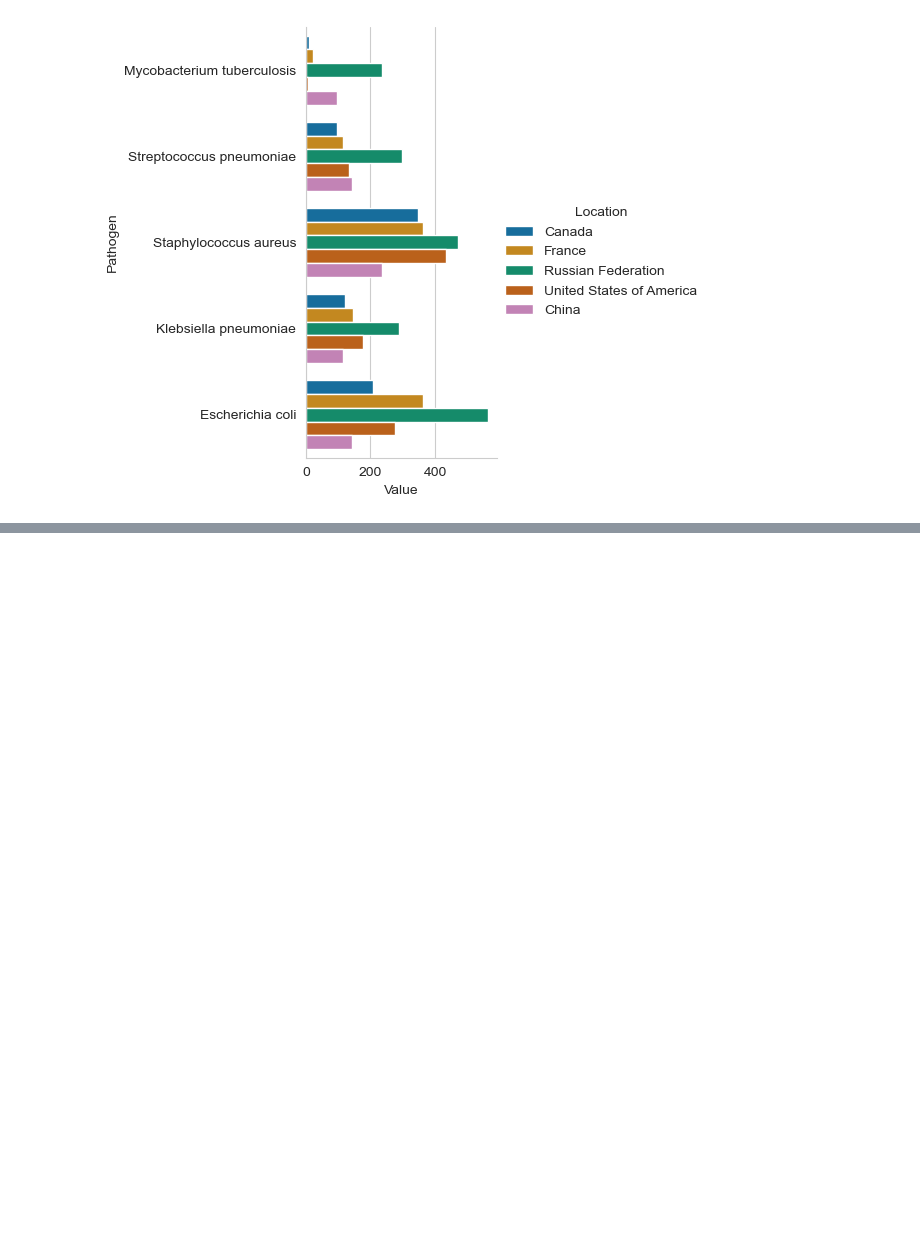
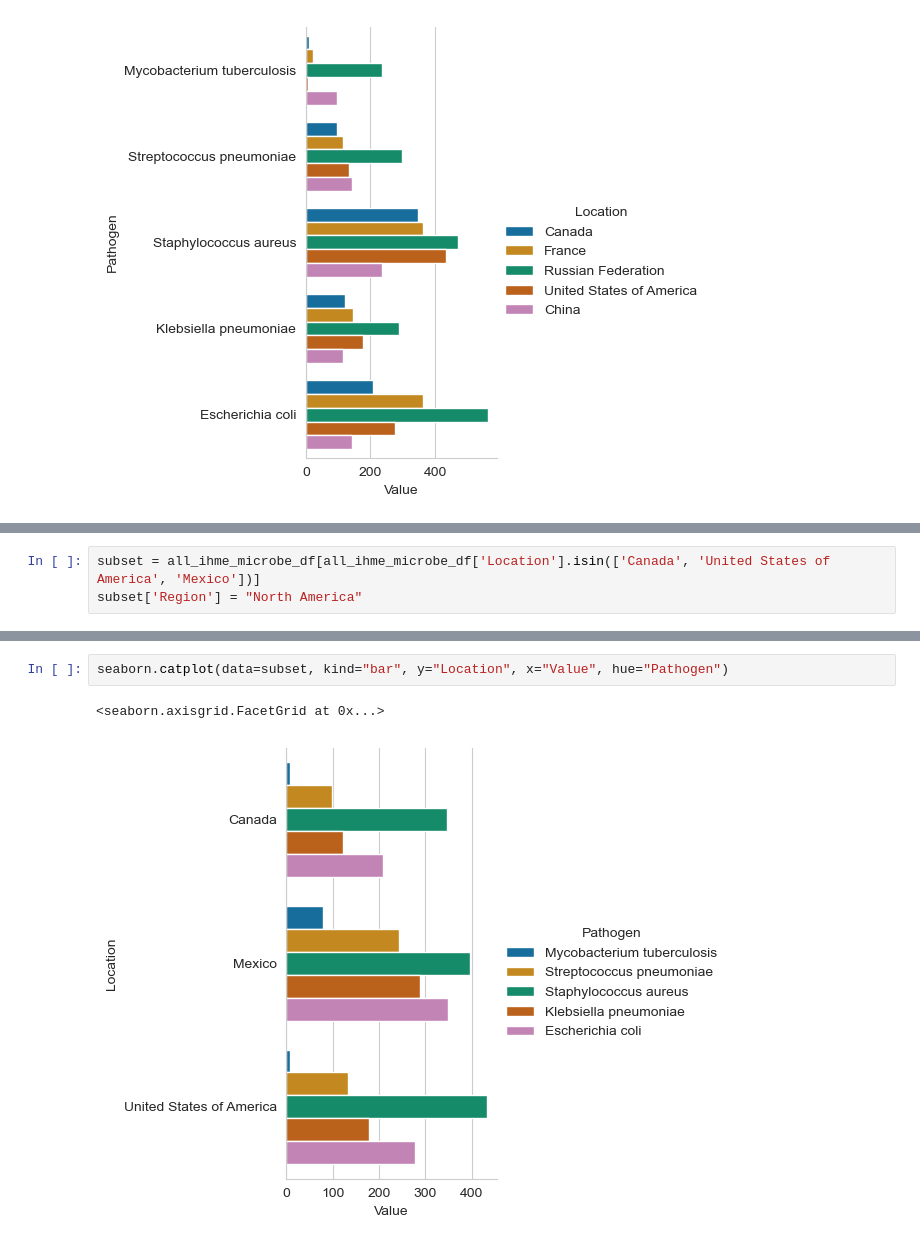
Before and after one commit to fmaguire/amr_metadata_project, a Jupyter notebook: analysis/0.burden_plot.ipynb, the cells around one changed output, grey strips where cells are left out. Drawn from its saved outputs; the diff is of its cells as text; blank space fills up the shorter version.

Commit message:
Draft of 2 figures for poster

```diff
--- a/analysis/0.burden_plot.ipynb
+++ b/analysis/0.burden_plot.ipynb
@@ -52,0 +58,3 @@ seaborn.catplot(data=subset, kind="bar", y="Pathogen", x="Value", hue="Location"
+# %%
+subset = all_ihme_microbe_df[all_ihme_microbe_df['Location'].isin(['Canada', 'United States of America', 'Mexico'])]
+subset['Region'] = "North America"
@@ -52,0 +77,5 @@ seaborn.catplot(data=subset, kind="bar", y="Pathogen", x="Value", hue="Location"
+# %%
+seaborn.catplot(data=subset, kind="bar", y="Location", x="Value", hue="Pathogen")
+# %% [output]
+<seaborn.axisgrid.FacetGrid at 0x...>
+[figure, added]
```
Also changed, not shown: parts of 4 cells of this notebook, 2 other files.
